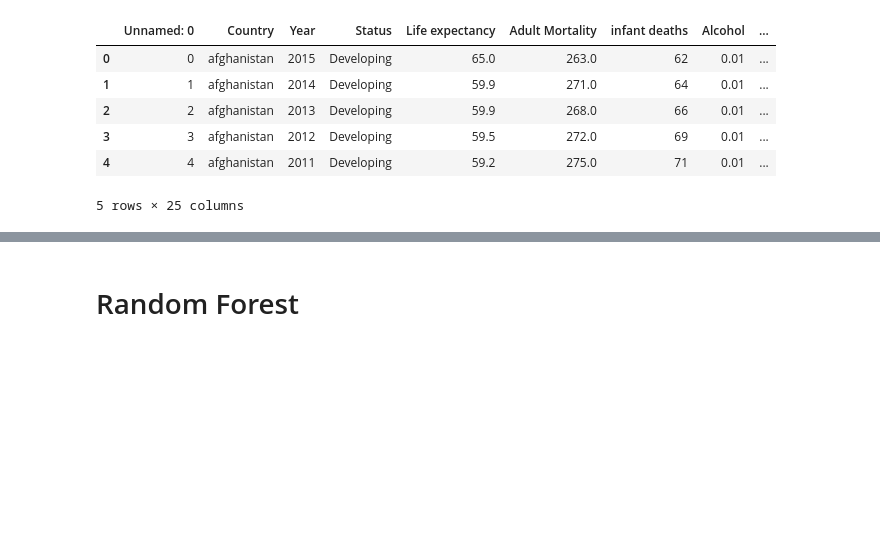
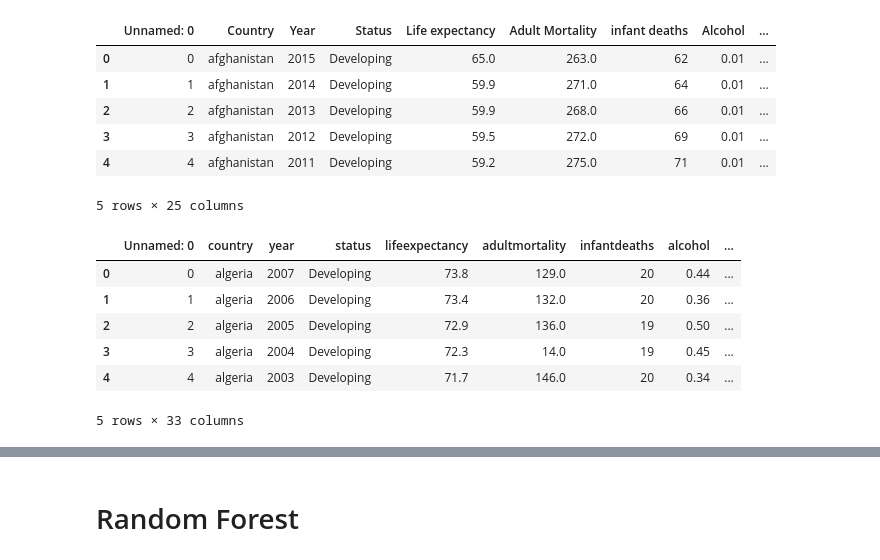
Before and after one commit to alyssamoyer/final_project, a Jupyter notebook: data_analysis.ipynb, the cells around one changed output, grey strips where cells are left out. Drawn from its saved outputs; the diff is of its cells as text; code cells hidden in the pictures; blank space fills up the shorter version.

```diff
--- a/data_analysis.ipynb
+++ b/data_analysis.ipynb
@@ -17,5 +17,16 @@ all_variables.head()
 | 3 | 3 | afghanistan | 2012 | Developing | 59.5 | 272.0 | 69 | 0.01 | ... |
 | 4 | 4 | afghanistan | 2011 | Developing | 59.2 | 275.0 | 71 | 0.01 | ... |
 5 rows × 25 columns
+# %%
+all_variables = pd.read_csv('resources/all_data.csv')
+all_variables.head()
+# %% [output]
+|  | Unnamed: 0 | country | year | status | lifeexpectancy | adultmortality | infantdeaths | alcohol | ... |
+| 0 | 0 | algeria | 2007 | Developing | 73.8 | 129.0 | 20 | 0.44 | ... |
+| 1 | 1 | algeria | 2006 | Developing | 73.4 | 132.0 | 20 | 0.36 | ... |
+| 2 | 2 | algeria | 2005 | Developing | 72.9 | 136.0 | 19 | 0.50 | ... |
+| 3 | 3 | algeria | 2004 | Developing | 72.3 | 14.0 | 19 | 0.45 | ... |
+| 4 | 4 | algeria | 2003 | Developing | 71.7 | 146.0 | 20 | 0.34 | ... |
+5 rows × 33 columns
 # %%
 #select only variables to be used in model
```
Also changed, not shown: parts of 2 cells of this notebook, 1 other file.
